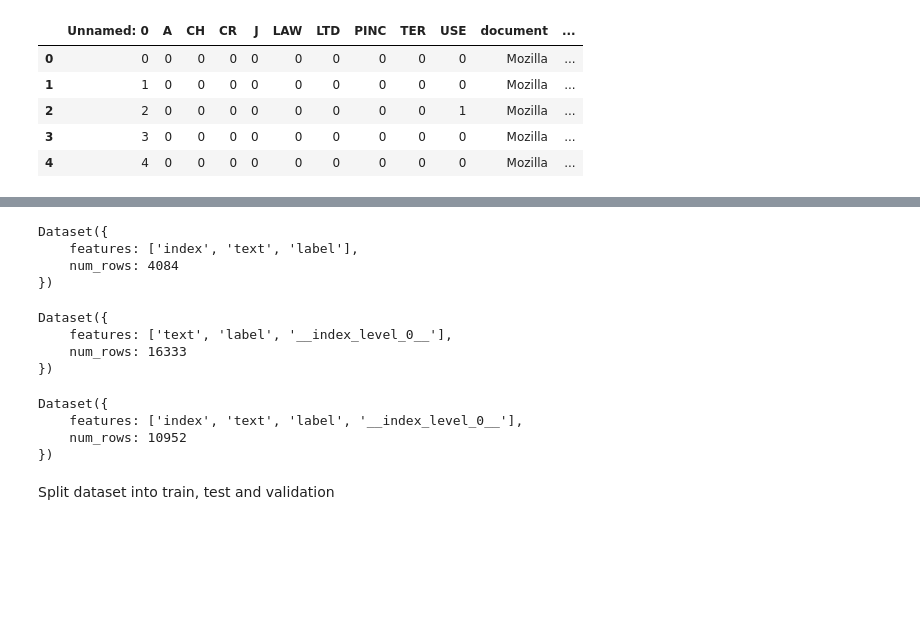
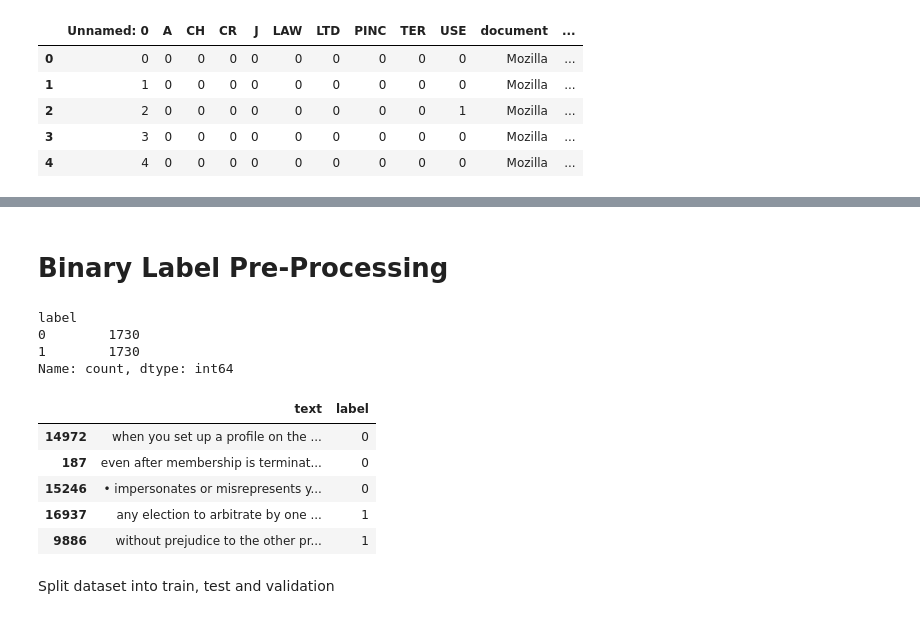
Before and after one commit to tulane-cmps6730/project-legal, a Jupyter notebook: notebooks/Experiments.ipynb, the cells around one changed output, grey strips where cells are left out. Saved outputs shown, nothing was run; the diff lists cells and outputs as text; code cells hidden in the pictures; blank space fills up the shorter version.

```diff
--- a/notebooks/Experiments.ipynb
+++ b/notebooks/Experiments.ipynb
@@ -54,0 +37,5 @@ Since our classifier isn't returning any positive predictions, the problem could
+# %%
+df['labels'] = df.apply(lambda row: (1 if row['A'] == 1 else 2 if row['CH'] == 1 else 3 if row['CR'] == 1 else 4 if row['J'] == 1 else 5 if row['LAW'] == 1 else 6 if row['LTD'] == 1 else 7 if row['PINC'] == 1 else 8 if row['TER'] == 1 else 9 if row['USE'] == 1 else 0),axis=1)
+x_multi = df['text']
+y_multi = df['labels']
+df['labels'].value_counts(normalize=True)
@@ -55,38 +81,35 @@ Since our classifier isn't returning any positive predictions, the problem could
+# %% [markdown]
+# Binary Label Pre-Processing
 # %%
-from imblearn.over_sampling import RandomOverSampler
 x, y = df['text'], df['label']
 x_train, x_test, y_train, y_test = train_test_split(x, y, test_size=0.2, random_state=42)
-ros = RandomOverSampler(random_state=42,sampling_strategy=.5)
-x_train_res, y_train_res = ros.fit_resample(pd.DataFrame(x_train), pd.DataFrame(y_train))
+rus = RandomUnderSampler(sampling_strategy=1)
+x_train_res, y_train_res = rus.fit_resample(pd.DataFrame(x_train), pd.DataFrame(y_train))
+# %%
+y_train_res.value_counts()
+# %% [output]
+label
+0        1730
+1        1730
+Name: count, dtype: int64
 # %%
-train = pd.merge(x_train,y_train,left_index=True,right_index=True)
-train_os_df = pd.merge(x_train_res,y_train_res,left_index=True,right_index=True)
+train_df = pd.merge(x_train_res,y_train_res,left_index=True,right_index=True)
 test_df = pd.merge(x_test,y_test,left_index=True,right_index=True)
-train_os_df.reset_index(inplace=True)
-test_df.reset_index(inplace=True)
+train_df = train_df.sample(frac=1)
+train_df.head()
+# %% [output]
+|  | text | label |
+| 14972 | when you set up a profile on the ... | 0 |
+| 187 | even after membership is terminat... | 0 |
+| 15246 | • impersonates or misrepresents y... | 0 |
+| 16937 | any election to arbitrate by one ... | 1 |
+| 9886 | without prejudice to the other pr... | 1 |
 # %%
-train = Dataset.from_pandas(train)
-train_os = Dataset.from_pandas(train_os_df.sample(frac = .5))
-test = Dataset.from_pandas(test_df)
-test
+dataset_dict = DatasetDict(
+    {
+    "train":Dataset.from_pandas(train_df),
+    "test":Dataset.from_pandas(test_df)
+    }
+)
-# %% [output]
-Dataset({
-    features: ['index', 'text', 'label'],
-    num_rows: 4084
-})
-# %%
-train
-# %% [output]
-Dataset({
-    features: ['text', 'label', '__index_level_0__'],
-    num_rows: 16333
-})
-# %%
-train_os
-# %% [output]
-Dataset({
-    features: ['index', 'text', 'label', '__index_level_0__'],
-    num_rows: 10952
-})
 # %% [markdown]
 Split dataset into train, test and validation
```
Also changed, not shown: parts of 35 cells of this notebook, 2 other files.
